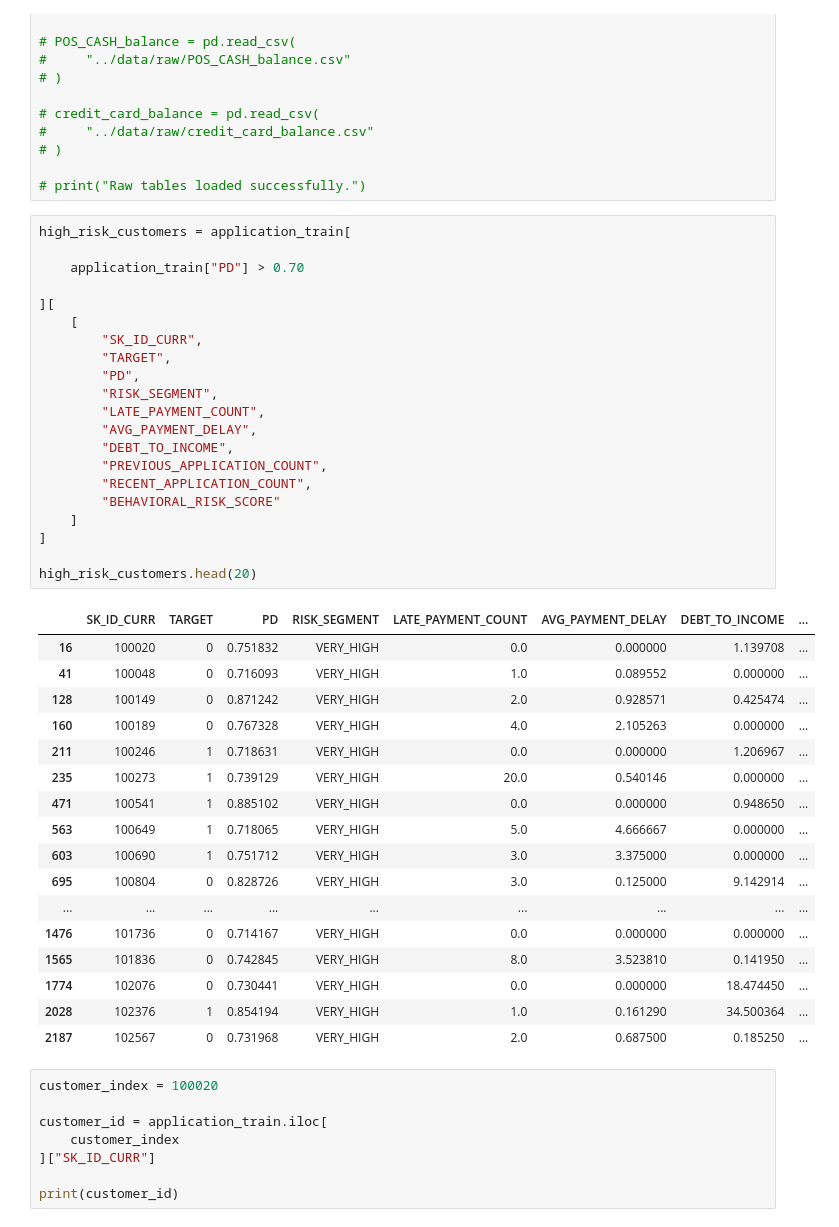
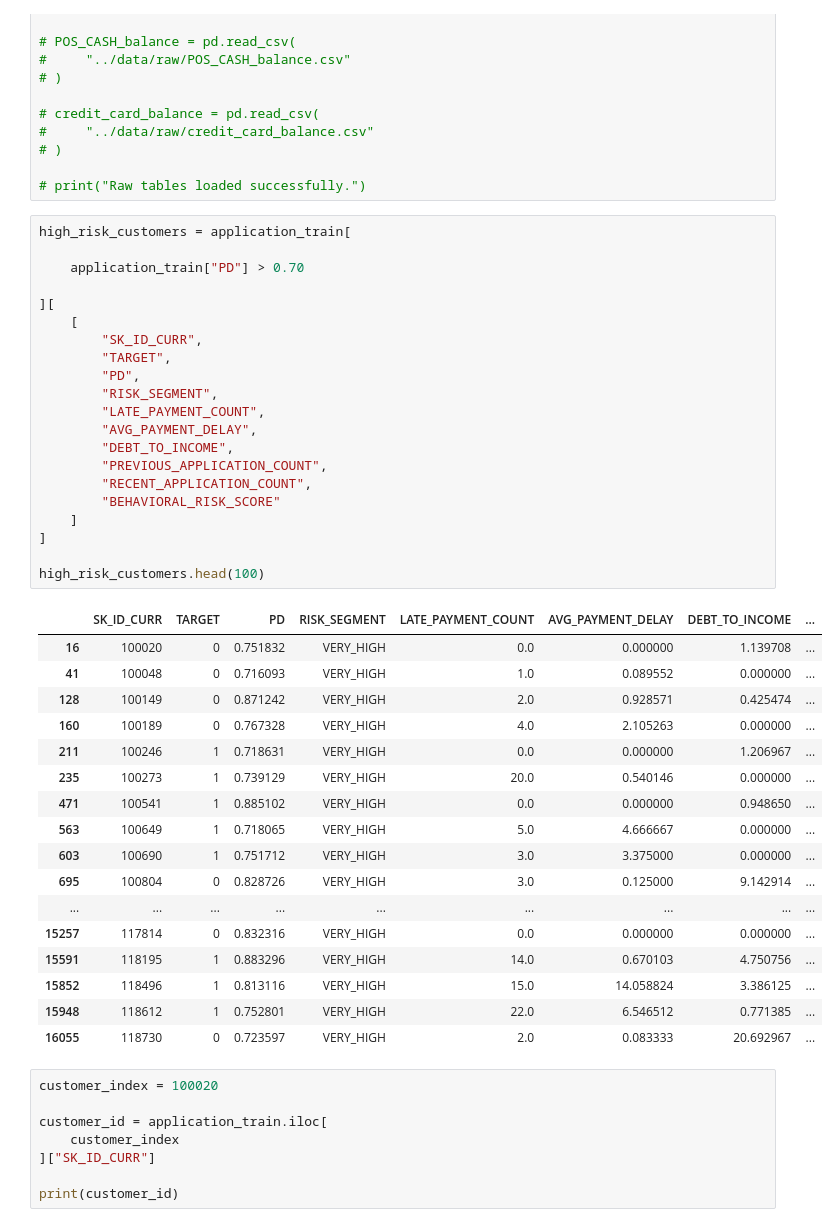
Before and after one commit to muzzi85/risk_prediction_customer_analysis, a Jupyter notebook: notebooks/06_event_traceability_and_forensic_analysis.ipynb, the cells around one changed output. Saved outputs shown, nothing was run; the diff lists cells and outputs as text.

```diff
--- a/notebooks/06_event_traceability_and_forensic_analysis.ipynb
+++ b/notebooks/06_event_traceability_and_forensic_analysis.ipynb
@@ -218,39 +218,39 @@ high_risk_customers = application_train[
     application_train["PD"] > 0.70
 
 ][
     [
         "SK_ID_CURR",
         "TARGET",
         "PD",
         "RISK_SEGMENT",
         "LATE_PAYMENT_COUNT",
         "AVG_PAYMENT_DELAY",
         "DEBT_TO_INCOME",
         "PREVIOUS_APPLICATION_COUNT",
         "RECENT_APPLICATION_COUNT",
         "BEHAVIORAL_RISK_SCORE"
     ]
 ]
 
-high_risk_customers.head(20)
+high_risk_customers.head(100)
 # %% [output]
 |  | SK_ID_CURR | TARGET | PD | RISK_SEGMENT | LATE_PAYMENT_COUNT | AVG_PAYMENT_DELAY | DEBT_TO_INCOME | ... |
 | 16 | 100020 | 0 | 0.751832 | VERY_HIGH | 0.0 | 0.000000 | 1.139708 | ... |
 | 41 | 100048 | 0 | 0.716093 | VERY_HIGH | 1.0 | 0.089552 | 0.000000 | ... |
 | 128 | 100149 | 0 | 0.871242 | VERY_HIGH | 2.0 | 0.928571 | 0.425474 | ... |
 | 160 | 100189 | 0 | 0.767328 | VERY_HIGH | 4.0 | 2.105263 | 0.000000 | ... |
 | 211 | 100246 | 1 | 0.718631 | VERY_HIGH | 0.0 | 0.000000 | 1.206967 | ... |
 | 235 | 100273 | 1 | 0.739129 | VERY_HIGH | 20.0 | 0.540146 | 0.000000 | ... |
 | 471 | 100541 | 1 | 0.885102 | VERY_HIGH | 0.0 | 0.000000 | 0.948650 | ... |
 | 563 | 100649 | 1 | 0.718065 | VERY_HIGH | 5.0 | 4.666667 | 0.000000 | ... |
 | 603 | 100690 | 1 | 0.751712 | VERY_HIGH | 3.0 | 3.375000 | 0.000000 | ... |
 | 695 | 100804 | 0 | 0.828726 | VERY_HIGH | 3.0 | 0.125000 | 9.142914 | ... |
 | ... | ... | ... | ... | ... | ... | ... | ... | ... |
-| 1476 | 101736 | 0 | 0.714167 | VERY_HIGH | 0.0 | 0.000000 | 0.000000 | ... |
-| 1565 | 101836 | 0 | 0.742845 | VERY_HIGH | 8.0 | 3.523810 | 0.141950 | ... |
-| 1774 | 102076 | 0 | 0.730441 | VERY_HIGH | 0.0 | 0.000000 | 18.474450 | ... |
-| 2028 | 102376 | 1 | 0.854194 | VERY_HIGH | 1.0 | 0.161290 | 34.500364 | ... |
-| 2187 | 102567 | 0 | 0.731968 | VERY_HIGH | 2.0 | 0.687500 | 0.185250 | ... |
+| 15257 | 117814 | 0 | 0.832316 | VERY_HIGH | 0.0 | 0.000000 | 0.000000 | ... |
+| 15591 | 118195 | 1 | 0.883296 | VERY_HIGH | 14.0 | 0.670103 | 4.750756 | ... |
+| 15852 | 118496 | 1 | 0.813116 | VERY_HIGH | 15.0 | 14.058824 | 3.386125 | ... |
+| 15948 | 118612 | 1 | 0.752801 | VERY_HIGH | 22.0 | 6.546512 | 0.771385 | ... |
+| 16055 | 118730 | 0 | 0.723597 | VERY_HIGH | 2.0 | 0.083333 | 20.692967 | ... |
 # %%
 customer_index = 100020
 
```
Also changed, not shown: 12 other files.
